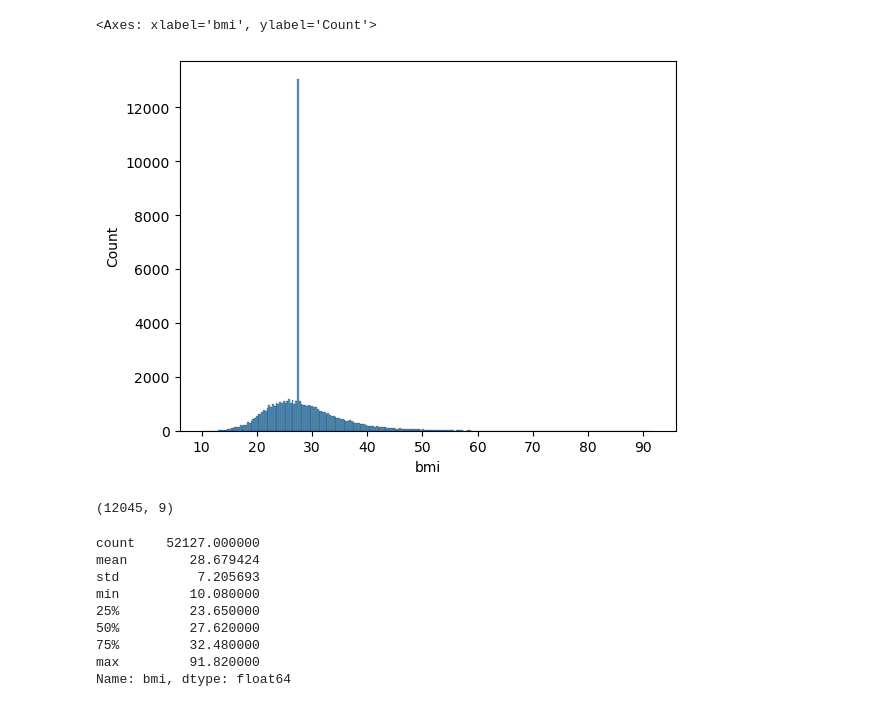
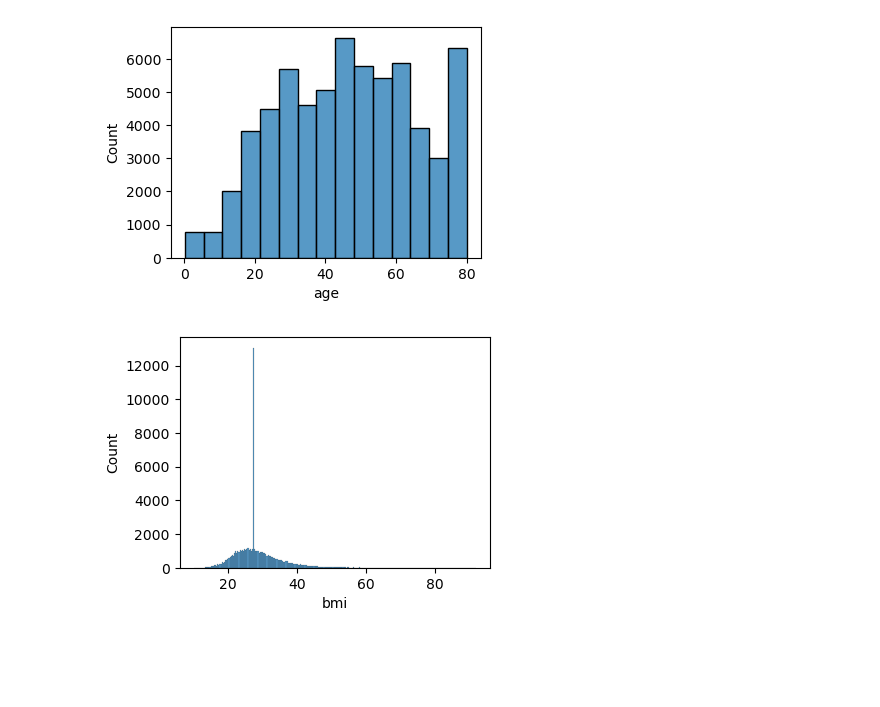
Before and after one commit to tobiasuihlein/diabetes_screening_and_diagnostics, a Jupyter notebook: notebooks/Draft.ipynb, the cells around one changed output. Cells and saved outputs as stored; diff of their text form; code cells hidden in the pictures; blank space fills up the shorter version.

```diff
--- a/notebooks/Draft.ipynb
+++ b/notebooks/Draft.ipynb
@@ -35,9 +45,12 @@ sns.countplot(df, x='HbA1c_level')
+# %%
+plt.figure(figsize=(4, 3))
+sns.histplot(df, x='age', bins=15)
+plt.show()
+# %% [output]
+[figure, added]
 # %%
+plt.figure(figsize=(4, 3))
 sns.histplot(df, x='bmi')
+plt.show()
 # %% [output]
-<Axes: xlabel='bmi', ylabel='Count'>
-[figure, old version]
+[figure, new version]
-# %%
-df.loc[df['bmi'] == 27.32].shape
-# %% [output]
-(12045, 9)
@@ -46,12 +56,0 @@ df = df.loc[df['bmi'] != 27.32]
-# %%
-df['bmi'].describe()
-# %% [output]
-count    52127.000000
-mean        28.679424
-std          7.205693
-min         10.080000
-25%         23.650000
-50%         27.620000
-75%         32.480000
-max         91.820000
-Name: bmi, dtype: float64
```
Also changed, not shown: parts of 36 cells of this notebook, 2 other files.
